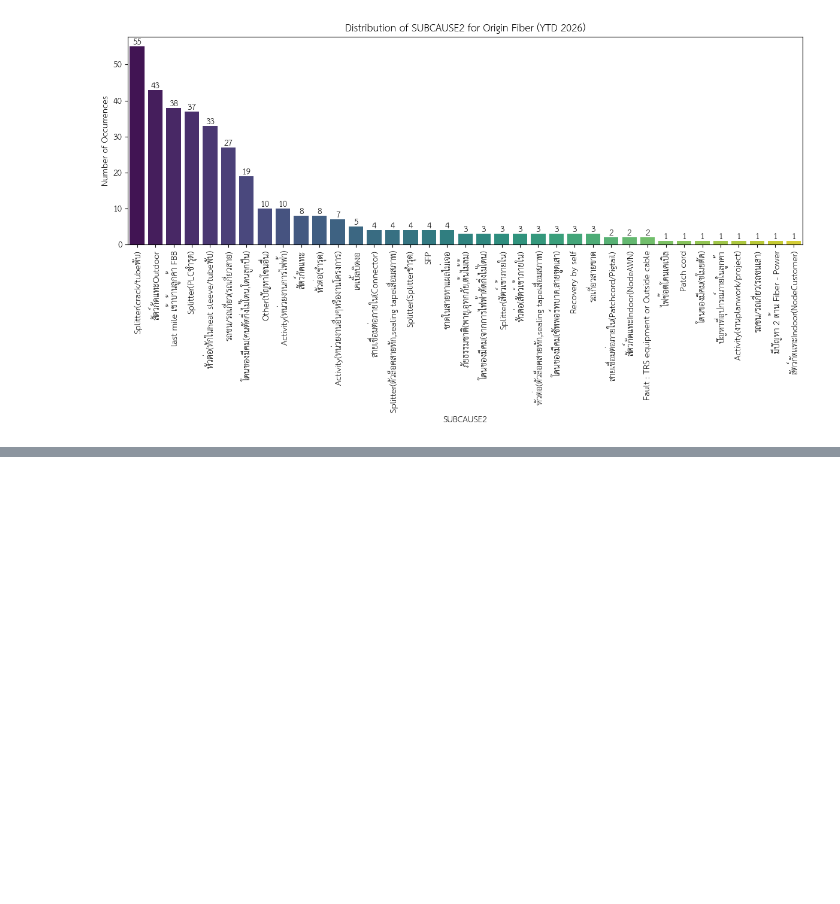
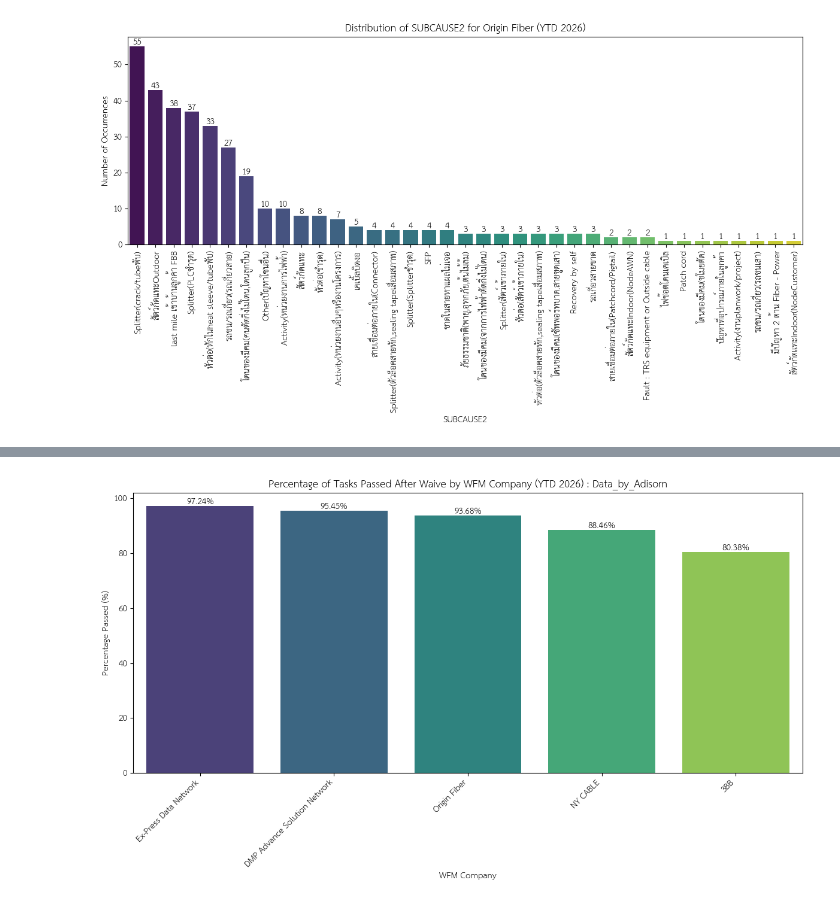
Before and after one commit to AdisornChamnongchit/Pandas_Origin_Fiber_2026, a Jupyter notebook: (Success)_ALL_Partner_Local_FBB_EDS_Jan_2026.ipynb, the cells around one changed output, grey strips where cells are left out. Drawn from its saved outputs; the diff is of its cells as text; code cells hidden in the pictures; blank space fills up the shorter version.

```diff
--- a/(Success)_ALL_Partner_Local_FBB_EDS_Jan_2026.ipynb
+++ b/(Success)_ALL_Partner_Local_FBB_EDS_Jan_2026.ipynb
@@ -349,0 +526,20 @@ else:
+# %%
+# Calculate total tasks per WFM_COMPANY
+total_tasks_per_company = df['WFM_COMPANY'].value_counts().rename('Total Tasks')
+
+# Filter for 'After Waive' == 'Pass'
+passed_waive = df[df['After Waive'] == 'Pass']
+
+# Count 'Pass' tasks per WFM_COMPANY
+passed_tasks_per_company = passed_waive['WFM_COMPANY'].value_counts().rename('Passed Waive Tasks')
+
+# Combine the two Series into a DataFrame
+waive_analysis = pd.DataFrame({
+    'Total Tasks': total_tasks_per_company,
+    'Passed Waive Tasks': passed_tasks_per_company
+}).fillna(0)
+
+# Calculate the percentage
+waive_analysis['Percentage Passed'] = (waive_analysis['Passed Waive Tasks'] / waive_analysis['Total Tasks']) * 100
+
+display(waive_analysis.sort_values(by='Percentage Passed', ascending=False))
@@ -349,0 +554,16 @@ else:
+# %%
+plt.figure(figsize=(12, 7))
+ax = sns.barplot(x=waive_analysis.index, y='Percentage Passed', data=waive_analysis.sort_values(by='Percentage Passed', ascending=False), hue=waive_analysis.index, palette='viridis', legend=False)
+plt.xlabel('WFM Company')
+plt.ylabel('Percentage Passed (%)')
+plt.title('Percentage of Tasks Passed After Waive by WFM Company (YTD 2026) : Data_by_Adisorn')
+plt.xticks(rotation=45, ha='right')
+
+# Display the percentage values on the bars
+for container in ax.containers:
+    ax.bar_label(container, fmt='%.2f%%', label_type='edge')
+
+plt.tight_layout()
+plt.show()
+# %% [output]
+[figure, added]
```
Also changed, not shown: parts of 19 cells of this notebook.
